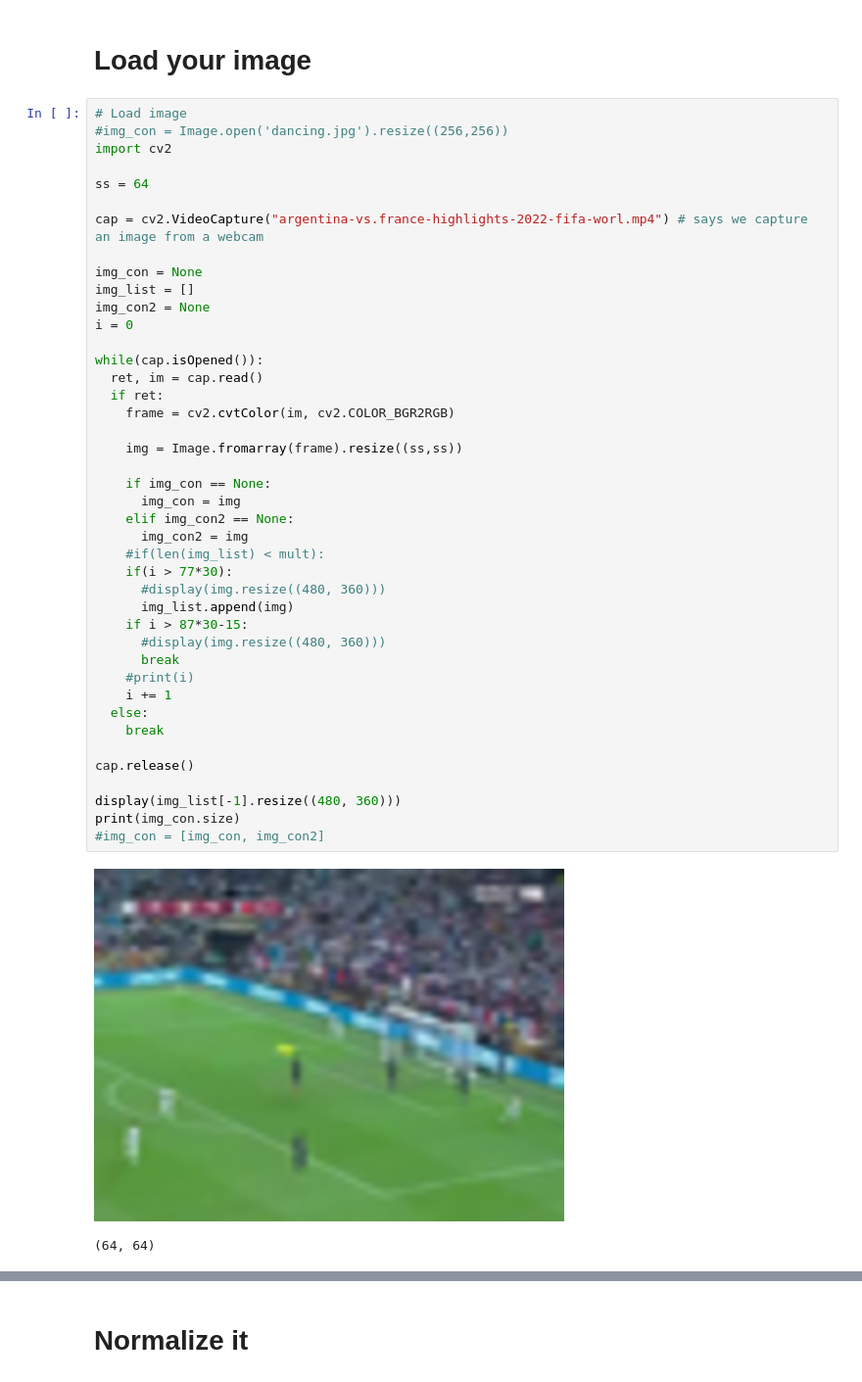
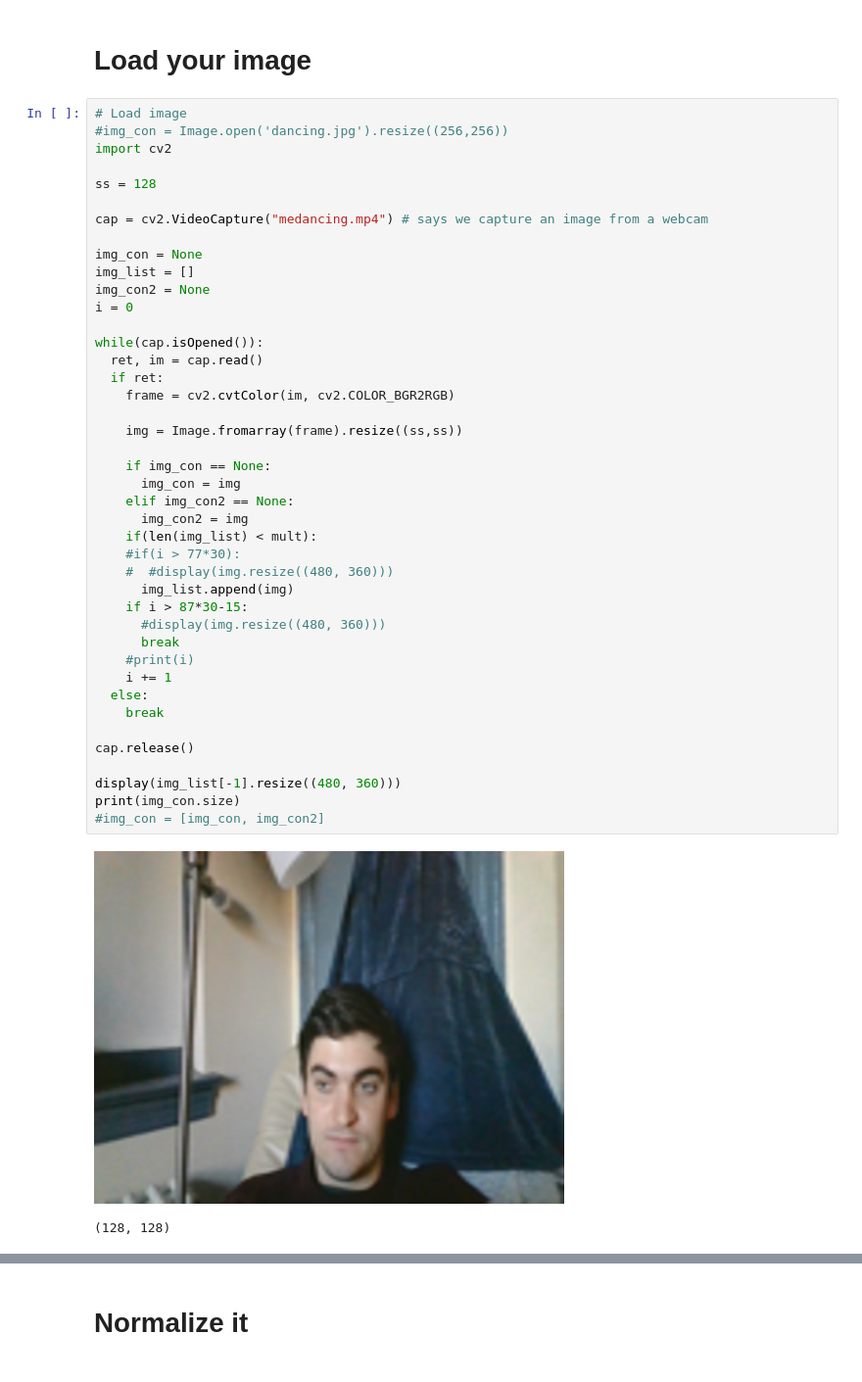
Before and after one commit to ZeshengLiu22/StyleTransfer, a Jupyter notebook: video_style_transfer.ipynb, the cells around one changed output, grey strips where cells are left out. Shown: that part at 98% size. Saved outputs shown, nothing was run; the diff lists cells and outputs as text.

```diff
--- a/video_style_transfer.ipynb
+++ b/video_style_transfer.ipynb
@@ -96,44 +96,44 @@ a4c161aa-5365-458d- 100%[===================>]   1.40M  1.23MB/s    in 1.1s
 #img_con = Image.open('dancing.jpg').resize((256,256))
 import cv2
 
-ss = 64
+ss = 128
 
-cap = cv2.VideoCapture("argentina-vs.france-highlights-2022-fifa-worl.mp4") # says we capture an image from a webcam
+cap = cv2.VideoCapture("medancing.mp4") # says we capture an image from a webcam
 
 img_con = None
 img_list = []
 img_con2 = None
 i = 0
 
 while(cap.isOpened()):
   ret, im = cap.read()
   if ret:
     frame = cv2.cvtColor(im, cv2.COLOR_BGR2RGB)
 
     img = Image.fromarray(frame).resize((ss,ss))
 
     if img_con == None:
       img_con = img
     elif img_con2 == None:
       img_con2 = img
-    #if(len(img_list) < mult):
-    if(i > 77*30):
-      #display(img.resize((480, 360)))
+    if(len(img_list) < mult):
+    #if(i > 77*30):
+    #  #display(img.resize((480, 360)))
       img_list.append(img)
     if i > 87*30-15:
       #display(img.resize((480, 360)))
       break
     #print(i)
     i += 1
   else:
     break
 
 cap.release()
 
 display(img_list[-1].resize((480, 360)))
 print(img_con.size)
 #img_con = [img_con, img_con2]
 # %% [output]
-[figure, old version]
+[figure, new version]
-(64, 64)
+(128, 128)
 # %%
```
Also changed, not shown: parts of 9 cells of this notebook, 1 other file.
